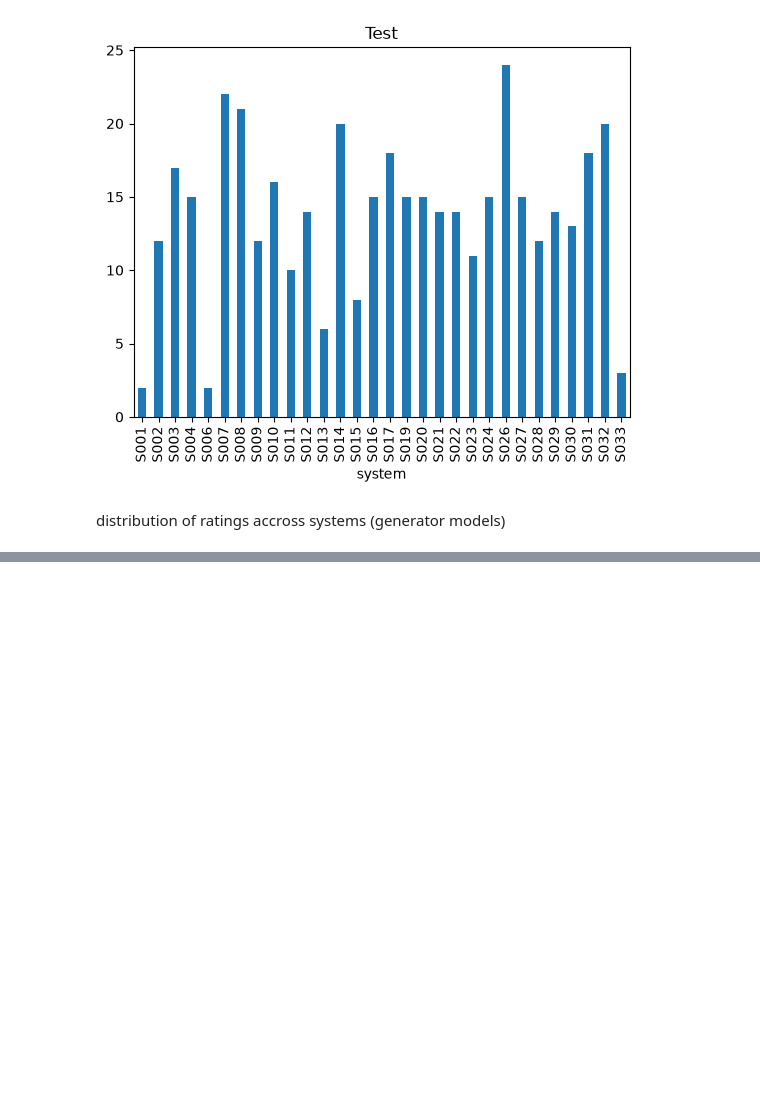
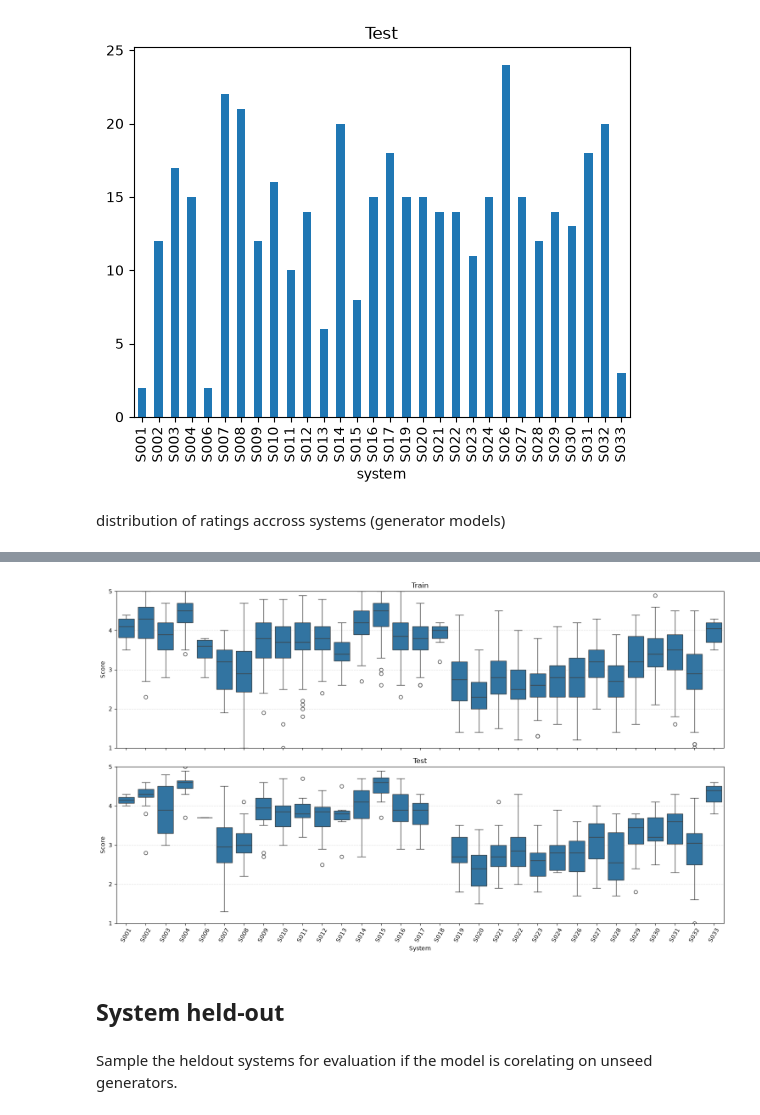
Before and after one commit to gamemeine/music-gen-eval, a Jupyter notebook: notebooks/1.0-gs-musiceval-full-overview.ipynb, the cells around one changed output, grey strips where cells are left out. Cells and saved outputs as stored; diff of their text form; code cells hidden in the pictures; blank space fills up the shorter version.

```diff
--- a/notebooks/1.0-gs-musiceval-full-overview.ipynb
+++ b/notebooks/1.0-gs-musiceval-full-overview.ipynb
@@ -109,0 +118,8 @@ Heldout train size: 371 (19.29%)
+# %%
+plot_score_distribution(meva_train_df, meva_test_df, score_col="score")
+# %% [output]
+[figure, added]
+# %% [markdown]
+## System held-out
+# %% [markdown]
+Sample the heldout systems for evaluation if the model is corelating on unseed generators.
```
Also changed, not shown: parts of 11 cells of this notebook, 6 other files.
